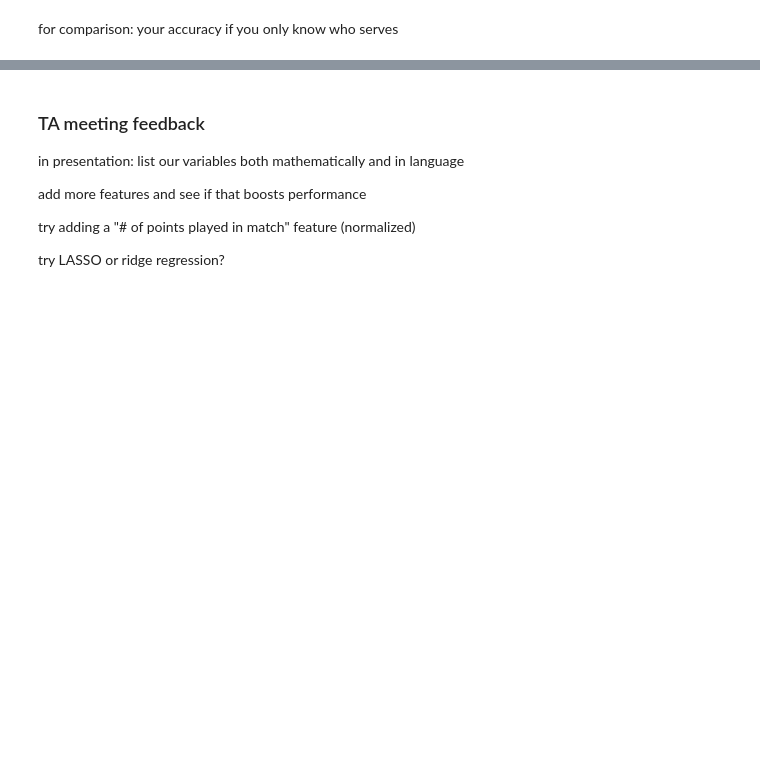
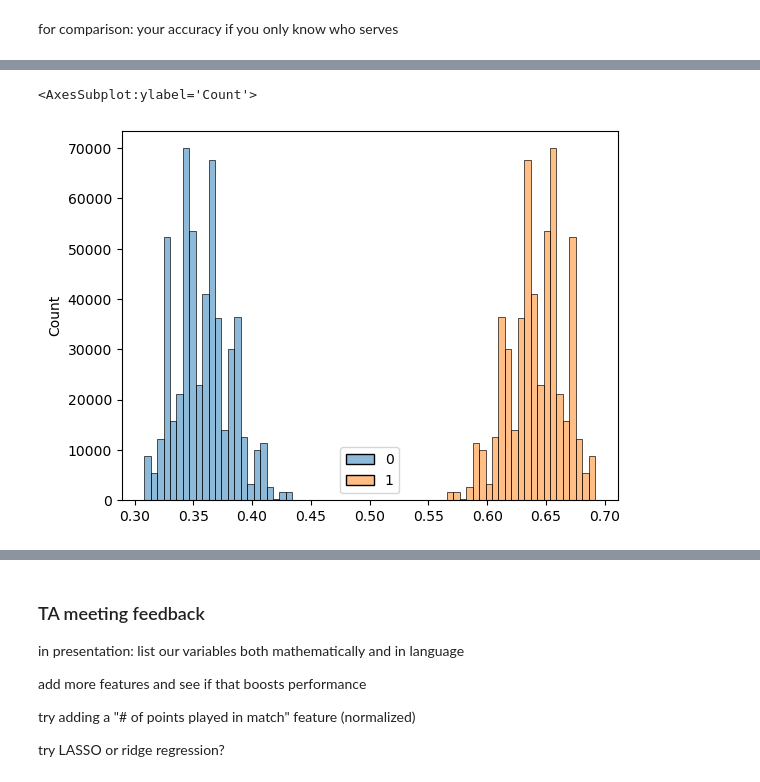
Before and after one commit to hoanganhminh01/CSE-481DS-Tennis-Analysis, a Jupyter notebook: src/streakiness.ipynb, the cells around one changed output, grey strips where cells are left out. Cells and saved outputs as stored; diff of their text form; code cells hidden in the pictures; blank space fills up the shorter version.

```diff
--- a/src/streakiness.ipynb
+++ b/src/streakiness.ipynb
@@ -208,3 +224,8 @@ plt.savefig("../plots/logseq.png")
+# %%
+sns.histplot(log_only_last5.predict_proba(X[:,0:10]))
+# %% [output]
+<AxesSubplot:ylabel='Count'>
+[figure, added]
 # %%
 print(np.array2string(linear_seq.coef_, precision=5, suppress_small=True))
 # %% [output]
```
Also changed, not shown: parts of 9 cells of this notebook, 1 other file.
